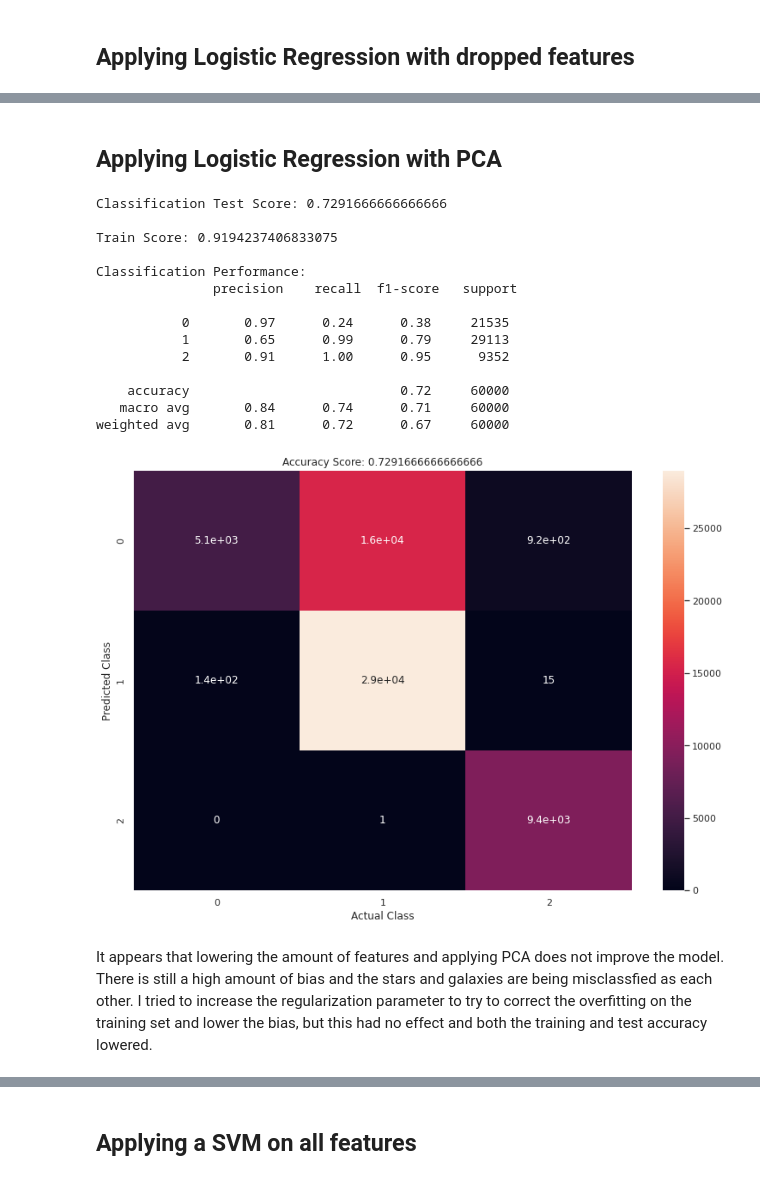
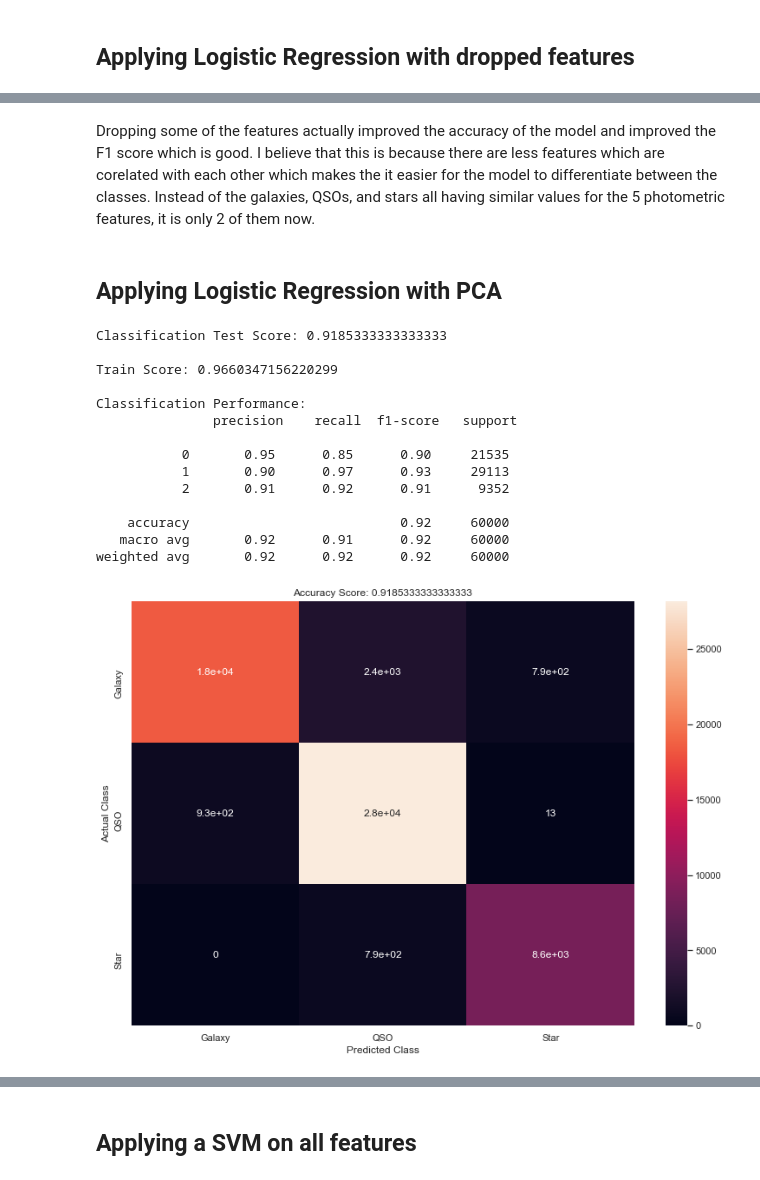
Before and after one commit to parkerashlan/Stellar-Object-Classification, a Jupyter notebook: Classifying with Logistic Regression and SVM.ipynb, the cells around one changed output, grey strips where cells are left out. Drawn from its saved outputs; the diff is of its cells as text; code cells hidden in the pictures.

```diff
--- a/Classifying with Logistic Regression and SVM.ipynb
+++ b/Classifying with Logistic Regression and SVM.ipynb
@@ -462,3 +385,18 @@ display(train_data_principal, test_data_principal)
+# %%
+pca = PCA(n_components=2)
+
+griz_features = train_data[:, 1:4]
+griz_features_test = test_data[:, 1:4]
+
+
+griz_pca = pca.fit_transform(griz_features)
+griz_test_pca = pca.fit_transform(griz_features_test)
+
+train_data_pca = np.delete(train_data, np.arange(1,5), axis=1)
+train_data_pca = np.c_[train_data_pca, griz_pca]
+
+test_data_pca = np.delete(test_data, np.arange(1,5), axis=1)
+test_data_pca = np.c_[test_data_pca, griz_test_pca]
 # %% [markdown]
 Now that I have applied PCA to both the training data and the test data, I will look at the VIF again and see if it has lowered for each feature.
 # %%
@@ -588,42 +546,22 @@ cv_data_principal, _, cv_target_principal, _ = train_test_split(test_data_princi
+# %% [markdown]
+Dropping some of the features actually improved the accuracy of the model and improved the F1 score which is good. I believe that this is because there are less features which are corelated with each other which makes the it easier for the model to differentiate between the classes. Instead of the galaxies, QSOs, and stars all having similar values for the 5 photometric features, it is only 2 of them now.
 # %% [markdown]
 ## Applying Logistic Regression with PCA
-# %%
-logRegression_pca = LogisticRegression(C = 0.01)
-
-logRegression_pca.fit(train_data_principal, train_target)
-predictions_pca = logRegression_pca.predict(cv_data_principal)
-
-test_accuracy = logRegression_pca.score(cv_data_principal, cv_target_principal)
-train_accuracy = logRegression_pca.score(train_data_principal, train_target)
-
-print('Classification Test Score:', test_accuracy ,'\n')
-print('Train Score:', train_accuracy, '\n')
-print('Classification Performance:\n', classification_report(cv_target_principal, predictions))
-
-cm = confusion_matrix(cv_target_principal, predictions)
-
-fig = plt.gcf()
-fig.set_size_inches(13,9)
-sns.heatmap(cm, annot=True).set_title('Accuracy Score: {}'.format(test_accuracy))
-plt.xlabel('Actual Class')
-plt.ylabel('Predicted Class')
-
-plt.show()
-# %% [output]
-Classification Test Score: 0.7291666666666666
-
-Train Score: 0.9194237406833075
-
-Classification Performance:
-               precision    recall  f1-score   support
-
-           0       0.97      0.24      0.38     21535
-           1       0.65      0.99      0.79     29113
-           2       0.91      1.00      0.95      9352
-
-    accuracy                           0.72     60000
-   macro avg       0.84      0.74      0.71     60000
-weighted avg       0.81      0.72      0.67     60000
-[figure, removed]
-# %% [markdown]
-It appears that lowering the amount of features and applying PCA does not improve the model. There is still a high amount of bias and the stars and galaxies are being misclassfied as each other. I tried to increase the regularization parameter to try to correct the overfitting on the training set and lower the bias, but this had no effect and both the training and test accuracy lowered.
+# %%
+log_reg_clf_pca = classify_with_metrics(LogisticRegression(), train_data_pca, train_target, cv_data_pca, cv_target_pca)
+# %% [output]
+Classification Test Score: 0.9185333333333333
+
+Train Score: 0.9660347156220299
+
+Classification Performance:
+               precision    recall  f1-score   support
+
+           0       0.95      0.85      0.90     21535
+           1       0.90      0.97      0.93     29113
+           2       0.91      0.92      0.91      9352
+
+    accuracy                           0.92     60000
+   macro avg       0.92      0.91      0.92     60000
+weighted avg       0.92      0.92      0.92     60000
+[figure, added]
```
Also changed, not shown: parts of 40 cells of this notebook.
